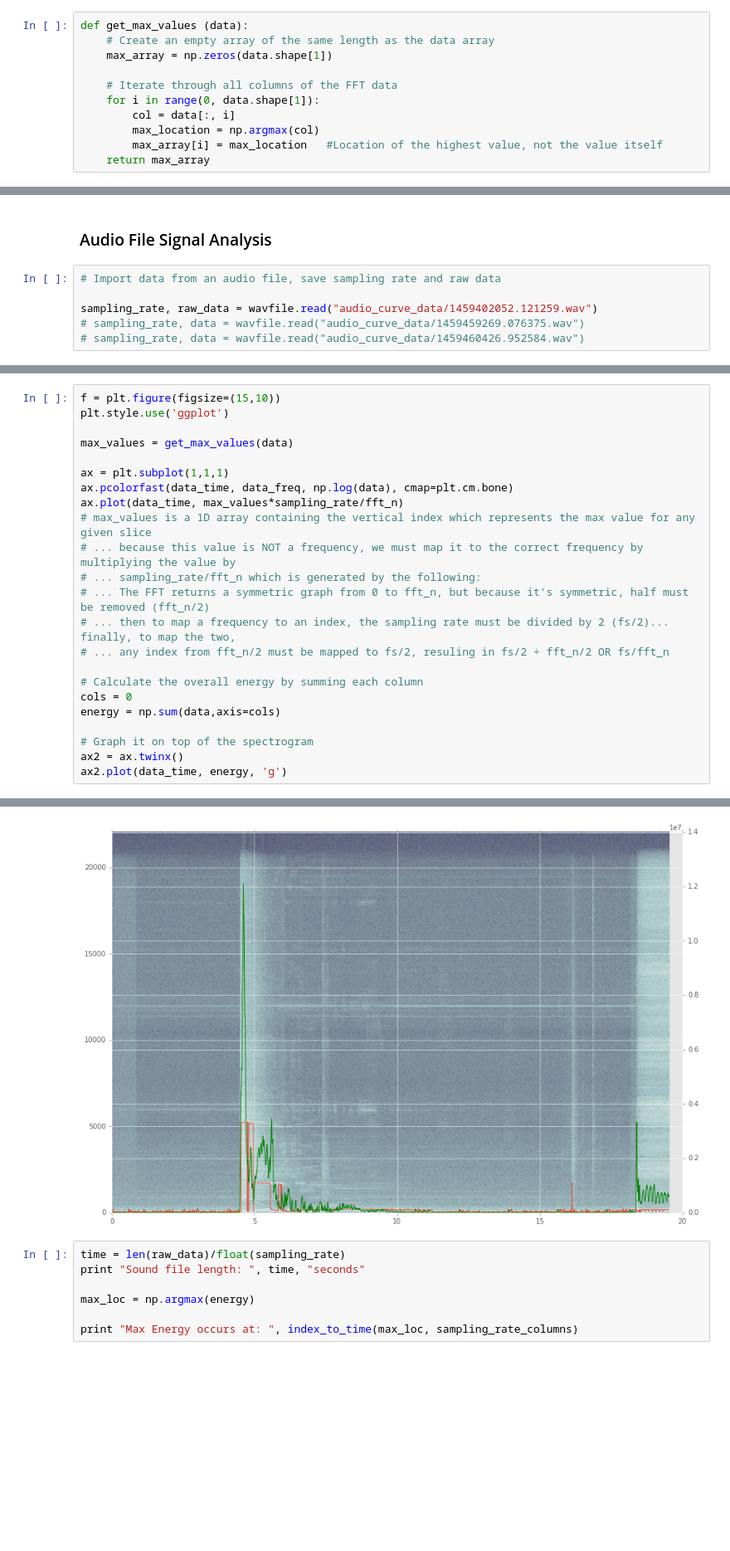
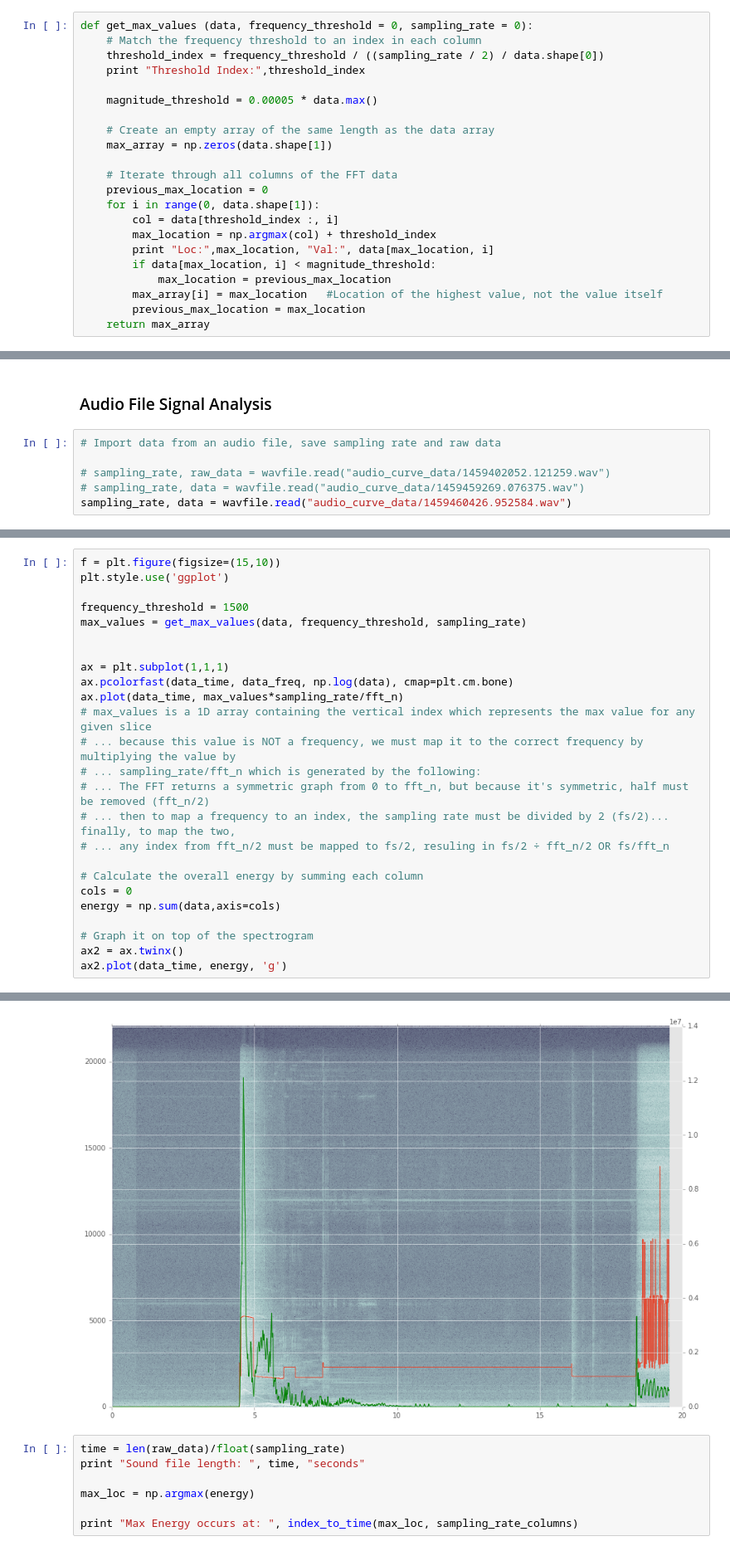
Before and after one commit to SMU-Ubicomp-Lab/OpenSpirometryAnalysis, a Jupyter notebook: AlgorithmDevelopment.ipynb, the cells around one changed output, grey strips where cells are left out. Shown at 83% size. Drawn from its saved outputs; the diff is of its cells as text; blank space fills up the shorter version.

```diff
--- a/AlgorithmDevelopment.ipynb
+++ b/AlgorithmDevelopment.ipynb
@@ -14,15 +14,26 @@ import scipy.io.wavfile as wavfile
 # %% [markdown]
 ##### Global Functions
 # %%
-def get_max_values (data):
+def get_max_values (data, frequency_threshold = 0, sampling_rate = 0):
+    # Match the frequency threshold to an index in each column
+    threshold_index = frequency_threshold / ((sampling_rate / 2) / data.shape[0])
+    print "Threshold Index:",threshold_index
+
+    magnitude_threshold = 0.00005 * data.max()
+
     # Create an empty array of the same length as the data array
     max_array = np.zeros(data.shape[1])
 
     # Iterate through all columns of the FFT data
+    previous_max_location = 0
     for i in range(0, data.shape[1]):
-        col = data[:, i]
-        max_location = np.argmax(col)
+        col = data[threshold_index :, i]
+        max_location = np.argmax(col) + threshold_index
+        print "Loc:",max_location, "Val:", data[max_location, i]
+        if data[max_location, i] < magnitude_threshold:
+            max_location = previous_max_location
         max_array[i] = max_location   #Location of the highest value, not the value itself
+        previous_max_location = max_location
     return max_array
 # %%
 def convert_to_freq(index):
@@ -179,9 +191,9 @@ ax.plot(data_time, max_array*sample_rate/fft_n)
 # %%
 # Import data from an audio file, save sampling rate and raw data
 
-sampling_rate, raw_data = wavfile.read("audio_curve_data/1459402052.121259.wav")
+# sampling_rate, raw_data = wavfile.read("audio_curve_data/1459402052.121259.wav")
 # sampling_rate, data = wavfile.read("audio_curve_data/1459459269.076375.wav")
-# sampling_rate, data = wavfile.read("audio_curve_data/1459460426.952584.wav")
+sampling_rate, data = wavfile.read("audio_curve_data/1459460426.952584.wav")
 # %%
 # Plot the raw spectrogram of the audio data
 f = plt.figure(figsize=(15,10))
@@ -208,7 +220,9 @@ plt.grid()
 f = plt.figure(figsize=(15,10))
 plt.style.use('ggplot')
 
-max_values = get_max_values(data)
+frequency_threshold = 1500
+max_values = get_max_values(data, frequency_threshold, sampling_rate)
+
 
 ax = plt.subplot(1,1,1)
 ax.pcolorfast(data_time, data_freq, np.log(data), cmap=plt.cm.bone)
@@ -232,4 +263,4 @@ ax2.plot(data_time, energy, 'g')
-[figure, old version]
+[figure, new version]
 # %%
 time = len(raw_data)/float(sampling_rate)
 print "Sound file length: ", time, "seconds"
```
Also changed, not shown: parts of 12 cells of this notebook.
